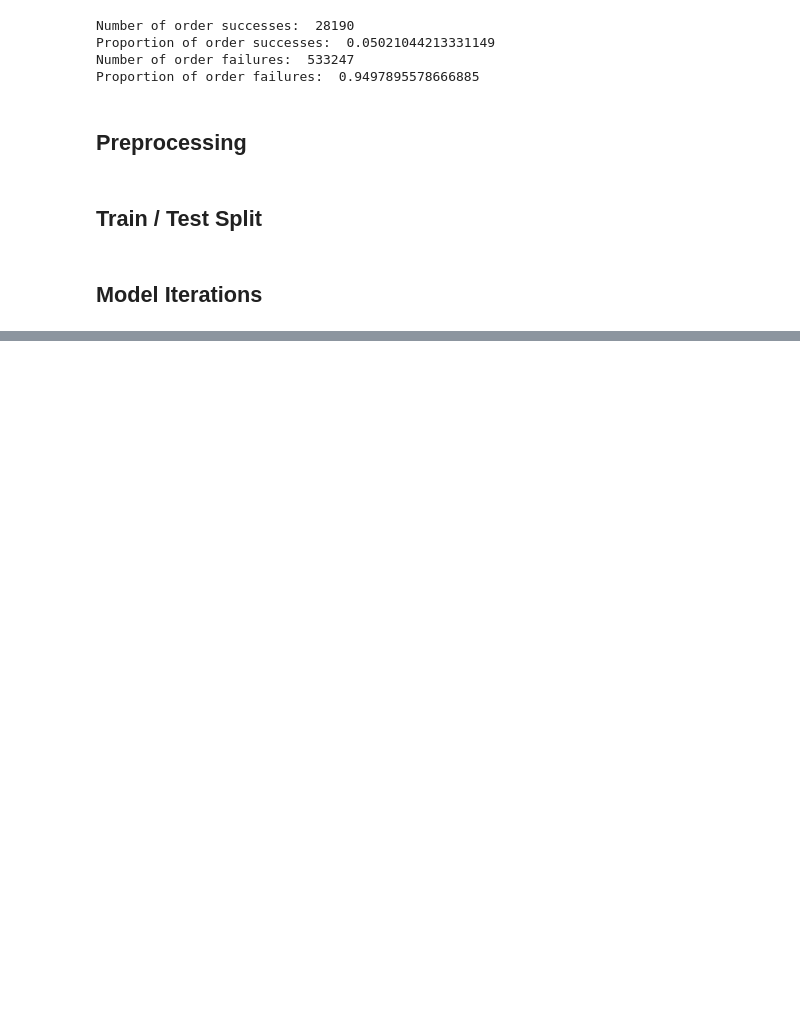
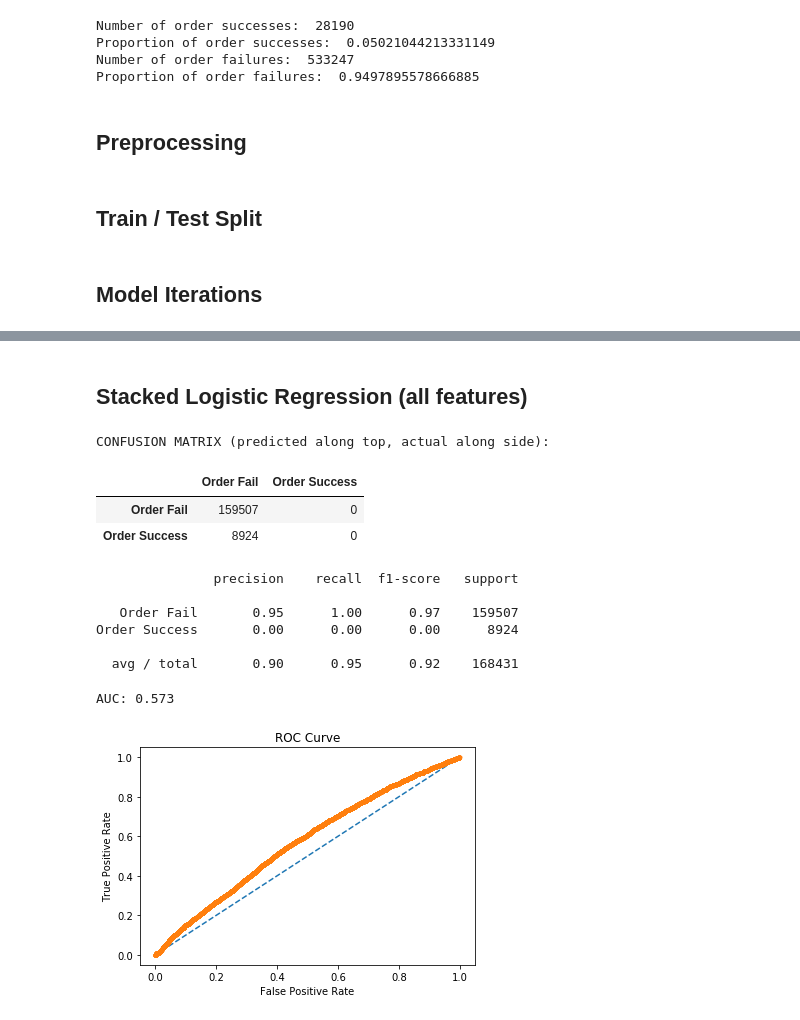
Before and after one commit to acaruso7/Order-Book-Trade-Classification, a Jupyter notebook: model_stacking.ipynb, the cells around one changed output, grey strips where cells are left out. Drawn from its saved outputs; the diff is of its cells as text; code cells hidden in the pictures; blank space fills up the shorter version.

```diff
--- a/model_stacking.ipynb
+++ b/model_stacking.ipynb
@@ -187,0 +295,27 @@ def plot_roc_curve(model, X_test, y_test):
+# %% [markdown]
+## Stacked Logistic Regression (all features)
+# %%
+logreg = LogisticRegression()
+
+logreg.fit(train_features, train_response)
+# y_pred = (logreg.predict_proba(test_features)[:,1] >= 0.3).astype(bool) #adjust classification threshold
+
+y_pred = logreg.predict(test_features)
+model_eval(test_response, y_pred)
+
+plot_roc_curve(logreg, test_features, test_response)
+
+# cross_validation(logreg, features, response, 5)
+# %% [output]
+CONFUSION MATRIX (predicted along top, actual along side):
+|  | Order Fail | Order Success |
+| Order Fail | 159507 | 0 |
+| Order Success | 8924 | 0 |
+               precision    recall  f1-score   support
+
+   Order Fail       0.95      1.00      0.97    159507
+Order Success       0.00      0.00      0.00      8924
+
+  avg / total       0.90      0.95      0.92    168431
+AUC: 0.573
+[figure, added]
```
Also changed, not shown: parts of 20 cells of this notebook.
